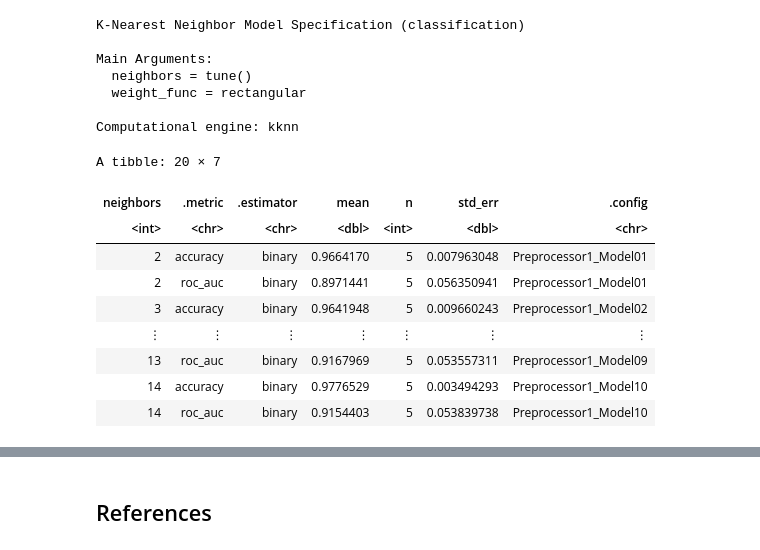
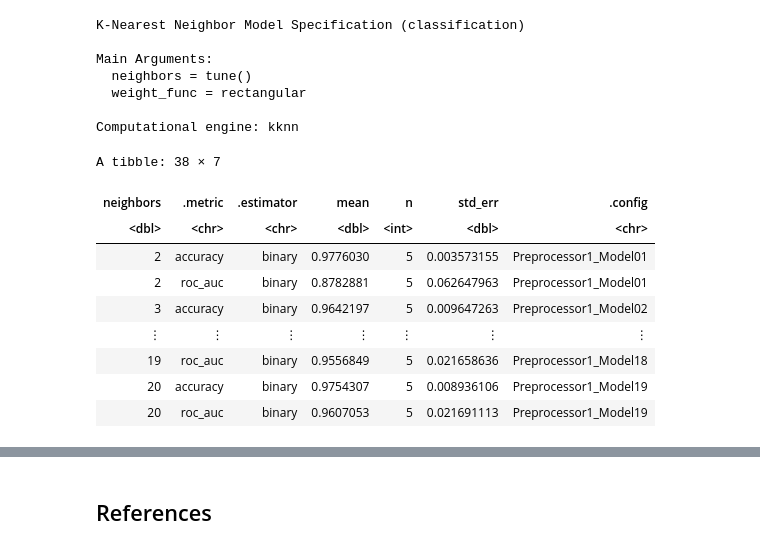
Before and after one commit to DrakenRaptor/Section006-28-Proposal, a Jupyter notebook: ProjectTrial.ipynb, the cells around one changed output, grey strips where cells are left out. Cells and saved outputs as stored; diff of their text form; code cells hidden in the pictures.

```diff
--- a/ProjectTrial.ipynb
+++ b/ProjectTrial.ipynb
@@ -757,22 +757,22 @@ Computational engine: kknn
 # %%
 knn_results_2022 <- workflow() |>
        add_recipe(nba_2022_recipe) |>
        add_model(knn_tune) |>
-       tune_grid(resamples = nba_2022_vfold, grid = 10) |>
+       tune_grid(resamples = nba_2022_vfold, grid = value_k) |>
        collect_metrics()
 
 knn_results_2022
 # %% [output]
-A tibble: 20 × 7
+A tibble: 38 × 7
 | neighbors | .metric | .estimator | mean | n | std_err | .config |
-| <int> | <chr> | <chr> | <dbl> | <int> | <dbl> | <chr> |
-| 2 | accuracy | binary | 0.9664170 | 5 | 0.007963048 | Preprocessor1_Model01 |
-| 2 | roc_auc | binary | 0.8971441 | 5 | 0.056350941 | Preprocessor1_Model01 |
-| 3 | accuracy | binary | 0.9641948 | 5 | 0.009660243 | Preprocessor1_Model02 |
+| <dbl> | <chr> | <chr> | <dbl> | <int> | <dbl> | <chr> |
+| 2 | accuracy | binary | 0.9776030 | 5 | 0.003573155 | Preprocessor1_Model01 |
+| 2 | roc_auc | binary | 0.8782881 | 5 | 0.062647963 | Preprocessor1_Model01 |
+| 3 | accuracy | binary | 0.9642197 | 5 | 0.009647263 | Preprocessor1_Model02 |
 | ⋮ | ⋮ | ⋮ | ⋮ | ⋮ | ⋮ | ⋮ |
-| 13 | roc_auc | binary | 0.9167969 | 5 | 0.053557311 | Preprocessor1_Model09 |
-| 14 | accuracy | binary | 0.9776529 | 5 | 0.003494293 | Preprocessor1_Model10 |
-| 14 | roc_auc | binary | 0.9154403 | 5 | 0.053839738 | Preprocessor1_Model10 |
+| 19 | roc_auc | binary | 0.9556849 | 5 | 0.021658636 | Preprocessor1_Model18 |
+| 20 | accuracy | binary | 0.9754307 | 5 | 0.008936106 | Preprocessor1_Model19 |
+| 20 | roc_auc | binary | 0.9607053 | 5 | 0.021691113 | Preprocessor1_Model19 |
 # %%
 accuracies_2022 <- knn_results |>
        filter(.metric == "accuracy")
```
Also changed, not shown: parts of 4 cells of this notebook.
